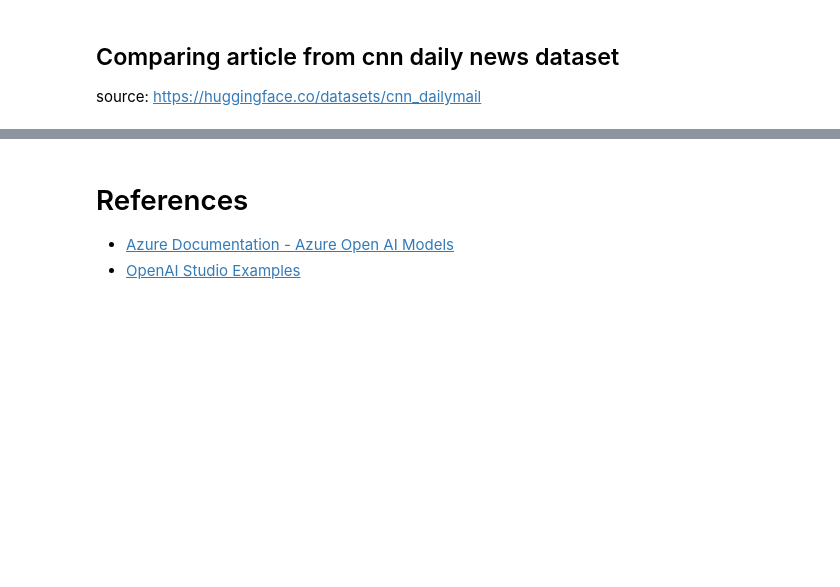
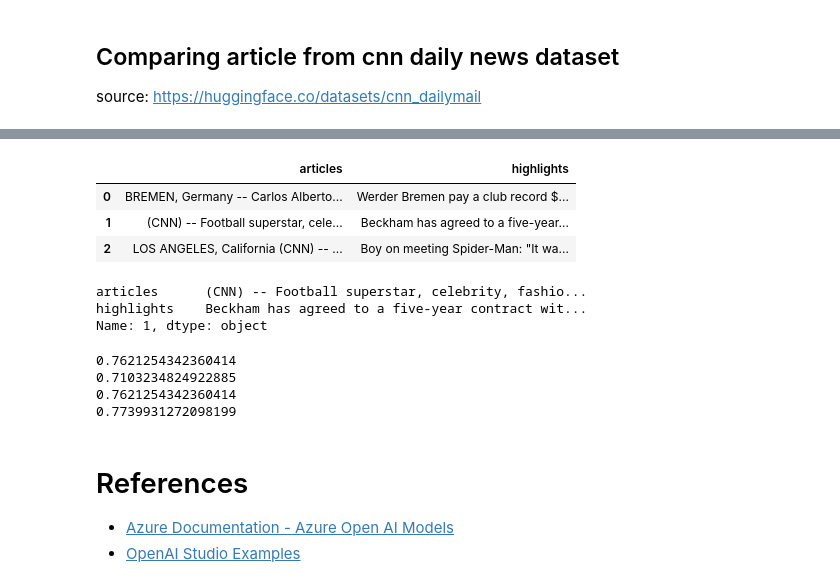
Before and after one commit to zzulueta/generative-ai-for-beginners, a Jupyter notebook: 07-building-chat-applications/python/aoai-assignment.ipynb, the cells around one changed output, grey strips where cells are left out. Drawn from its saved outputs; the diff is of its cells as text; code cells hidden in the pictures; blank space fills up the shorter version.

```diff
--- a/07-building-chat-applications/python/aoai-assignment.ipynb
+++ b/07-building-chat-applications/python/aoai-assignment.ipynb
@@ -363,13 +378,25 @@ cnn_daily_articles = ['BREMEN, Germany -- Carlos Alberto, who scored in FC Porto
 ]
 
 cnn_daily_article_highlights = ['Werder Bremen pay a club record $10.7 million for Carlos Alberto .\nThe Brazilian midfielder won the Champions League with FC Porto in 2004 .\nSince January he has been on loan with his first club, Fluminense .',
                                 'Beckham has agreed to a five-year contract with Los Angeles Galaxy .\nNew contract took effect July 1, 2007 .\nFormer English captain to meet press, unveil new shirt number Friday .\nCNN to look at Beckham as footballer, fashion icon and global phenomenon .',
                                 'Boy on meeting Spider-Man: "It was my favorite thing"\nYoussif also met SpongeBob, Lassie and an orangutan at Universal Studios .\nDad: "Other than my wedding day, this is the happiest day of my life"'
 ]
 
-cnn_df = pd.DataFrame({"articles":cnn_daily_articles, "highligths":cnn_daily_article_highlights})
+cnn_df = pd.DataFrame({"articles":cnn_daily_articles, "highlights":cnn_daily_article_highlights})
 
 cnn_df.head()
+# %% [output]
+|  | articles | highlights |
+| 0 | BREMEN, Germany -- Carlos Alberto... | Werder Bremen pay a club record $... |
+| 1 | (CNN) -- Football superstar, cele... | Beckham has agreed to a five-year... |
+| 2 | LOS ANGELES, California (CNN) -- ... | Boy on meeting Spider-Man: "It wa... |
+# %%
+second_row = cnn_df.iloc[1]
+print(second_row)
+# %% [output]
+articles      (CNN) -- Football superstar, celebrity, fashio...
+highlights    Beckham has agreed to a five-year contract wit...
+Name: 1, dtype: object
 # %%
 article1_embedding    = client.embeddings.create(input=cnn_df.articles.iloc[0], model=model).data[0].embedding
 article2_embedding    = client.embeddings.create(input=cnn_df.articles.iloc[1], model=model).data[0].embedding
@@ -377,6 +404,13 @@ article3_embedding    = client.embeddings.create(input=cnn_df.articles.iloc[2],
 
 print(cosine_similarity(article1_embedding, article2_embedding))
 print(cosine_similarity(article1_embedding, article3_embedding))
+print(cosine_similarity(article2_embedding, article1_embedding))
+print(cosine_similarity(article2_embedding, article3_embedding))
+# %% [output]
+0.7621254342360414
+0.7103234824922885
+0.7621254342360414
+0.7739931272098199
 # %% [markdown]
 # References
 - [Azure Documentation - Azure Open AI Models](https://learn.microsoft.com/azure/cognitive-services/openai/concepts/models?WT.mc_id=academic-105485-koreyst)
```
Also changed, not shown: parts of 5 cells of this notebook, 1 other file.
